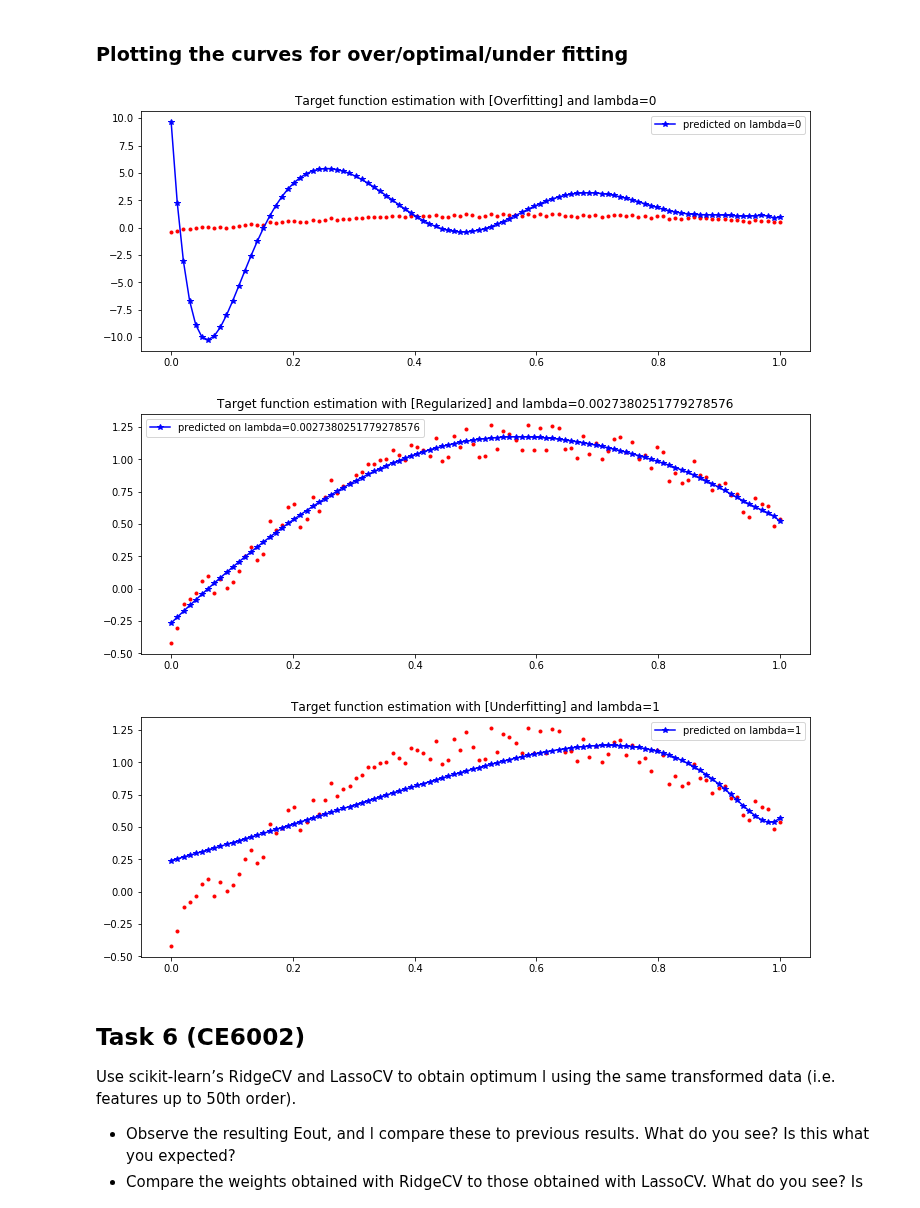
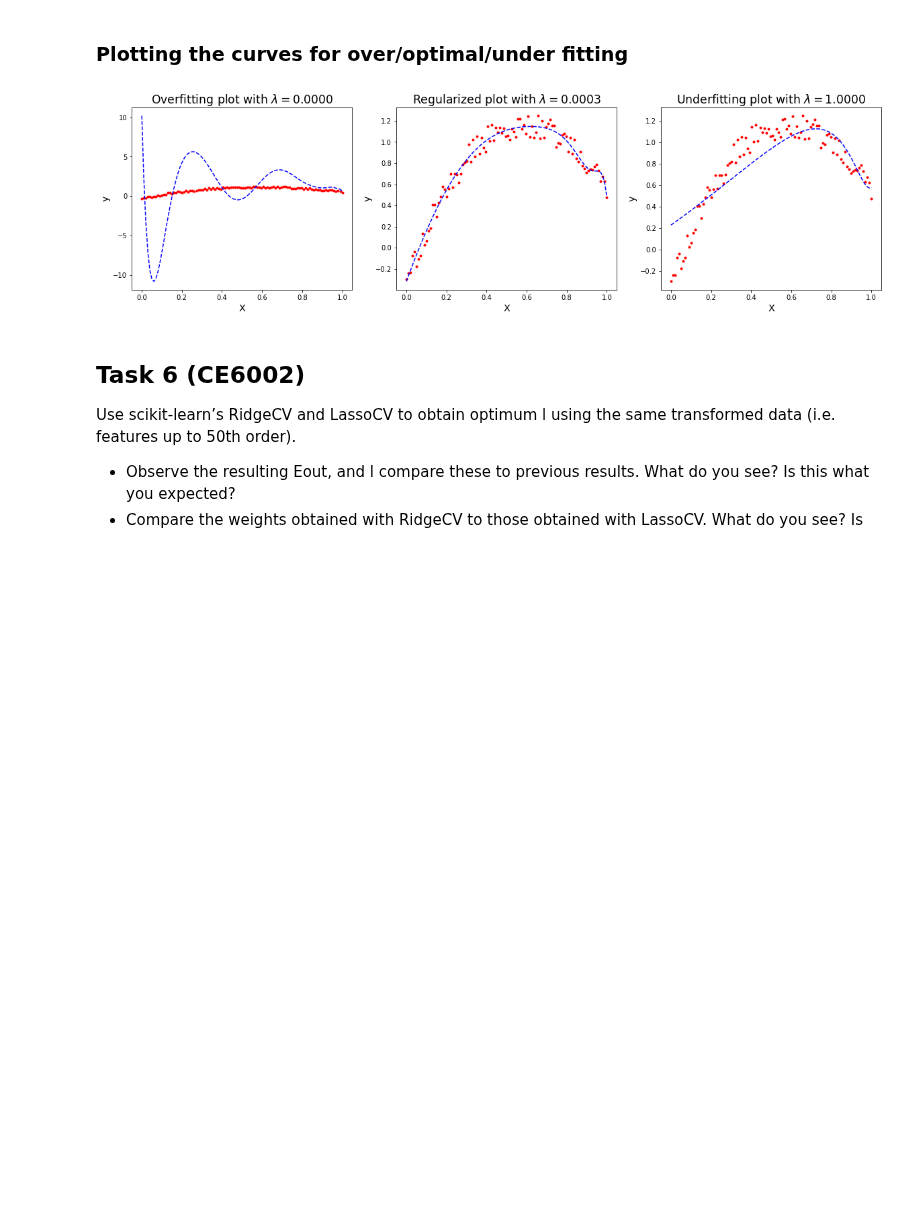
Before and after one commit to vipulpopat/MSCAI_Sem1_Etivity4, a Jupyter notebook: Etivity4_18195067_CE6002.ipynb, the cells around one changed output. Cells and saved outputs as stored; diff of their text form; code cells hidden in the pictures; blank space fills up the shorter version.

```diff
--- a/Etivity4_18195067_CE6002.ipynb
+++ b/Etivity4_18195067_CE6002.ipynb
@@ -108,12 +103,12 @@ Using the above code, find the optimum regularization parameter, l. In order to
 - compare the Eout obtained with this l with the Eout obtained without regularization. You should see an impressive improvement!
 # %%
 # Find the index with Minimum Eout
-min_err_idx = np.argmin(eout)
+min_eout_idx = np.argmin(eout)
 
 # Best lambda is at index with minimum out-sample error, Eout
-best_lambda = lambdas[min_err_idx]
+min_eout_lambda = lambdas[min_eout_idx]
 
 # Print the best/optimal lambda value
-print('Best value of lambda       :',  best_lambda)
-print('Best lambda found at index :',  min_err_idx)
+print('Best value of lambda       :',  min_eout_lambda)
+print('Best lambda found at index :',  min_eout_idx)
 # %% [output]
@@ -299,35 +297,33 @@ Optimal Lambda for CV =  0.0027380251779278576
 # %% [markdown]
 ### Plotting the curves for over/optimal/under fitting
 # %%
-# Select the lambda value from Cross-Validation; best values of lambda is used for the above tests
+# Select the lambda value from Cross-Validation; best values of lambda(l) is used for the above tests
 l = [0, cv_best_lambda, 1]
+plot_label = ['Overfitting', 'Regularized', 'Underfitting']
 
-label = ['Overfitting', 'Regularized', 'Underfitting']
+fig = plt.figure(figsize=(20,5))
 
 # Plot 3 plots for model with the overfitting, optimal l, and an underfitted model.
-# loop on the selected lambda values
 for idx, _ in enumerate(l):
-    predicted = run_experiment(X, y, l[idx])
+
+    # find the predictions for the 3 lambda's
+    y_pred = run_experiment(X, y, l[idx])
 
     # Subplot the target function
-    plt.figure(figsize=(12, 15))
-    temp = 311+idx
-    plt.subplot(temp)
+    ax = fig.add_subplot(131+idx)
 
     # Plot the signal
-    plt.plot(X, y, 'r.')
+    ax.plot(X, y, 'r.')
 
     # PLot the predictions based on lambda
-    plt.plot(X, predicted , 'b*-', label='predicted on lambda='+str(l[idx]))
+    ax.plot(X, y_pred , 'b--')
 
-    title = 'Target function estimation with [' + label[idx] + '] and lambda=' + str(l[idx])
-    plt.title(title)
-    plt.legend()
-    plt.show()
+    title = plot_label[idx] + ' plot with $\lambda = {:.4f}$'.format(l[idx])
+    ax.set_title(title, fontsize='xx-large')
+    ax.set_xlabel("X", fontsize='x-large')
+    ax.set_ylabel("y", fontsize='x-large')
 # %% [output]
-[figure, old version]
+[figure, new version]
-[figure, removed]
-[figure, removed]
 # %% [markdown]
 ## Task 6 (CE6002)
 Use scikit-learn’s RidgeCV and LassoCV to obtain optimum l using the same transformed data (i.e. features up to 50th order).
```
Also changed, not shown: parts of 20 cells of this notebook.
